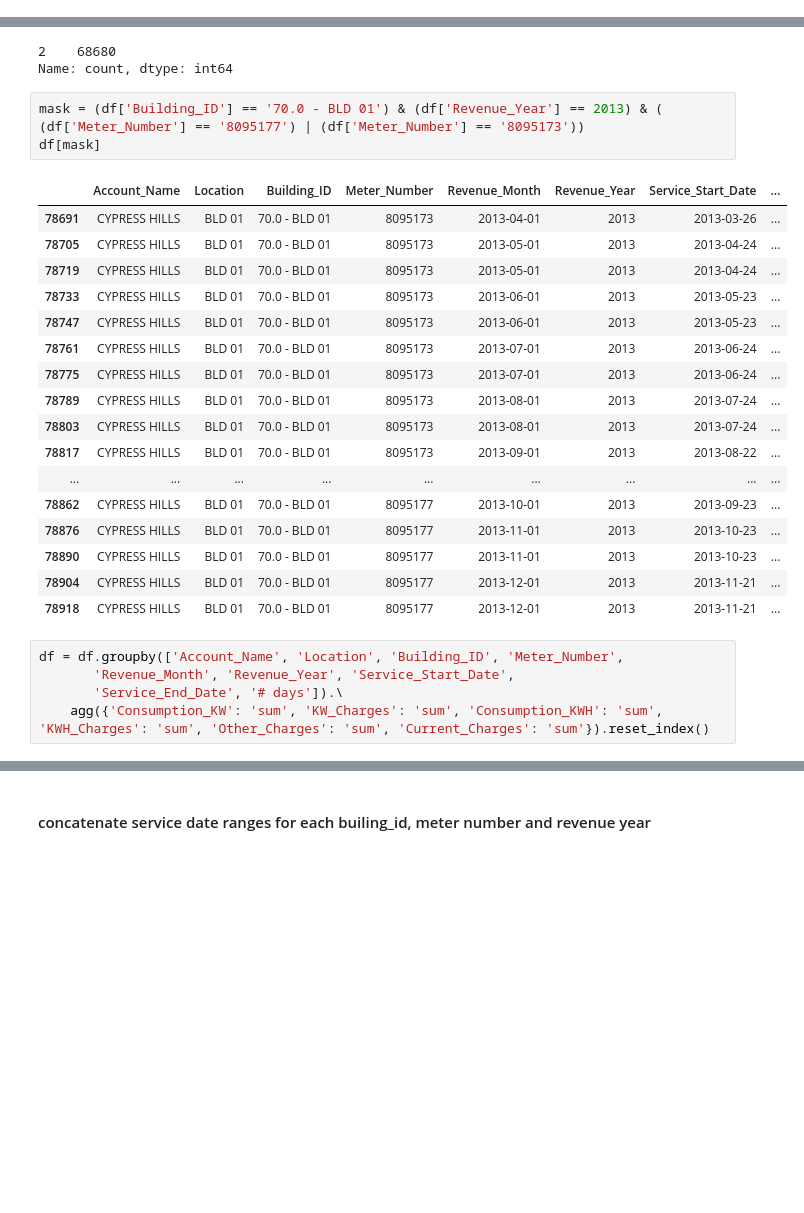
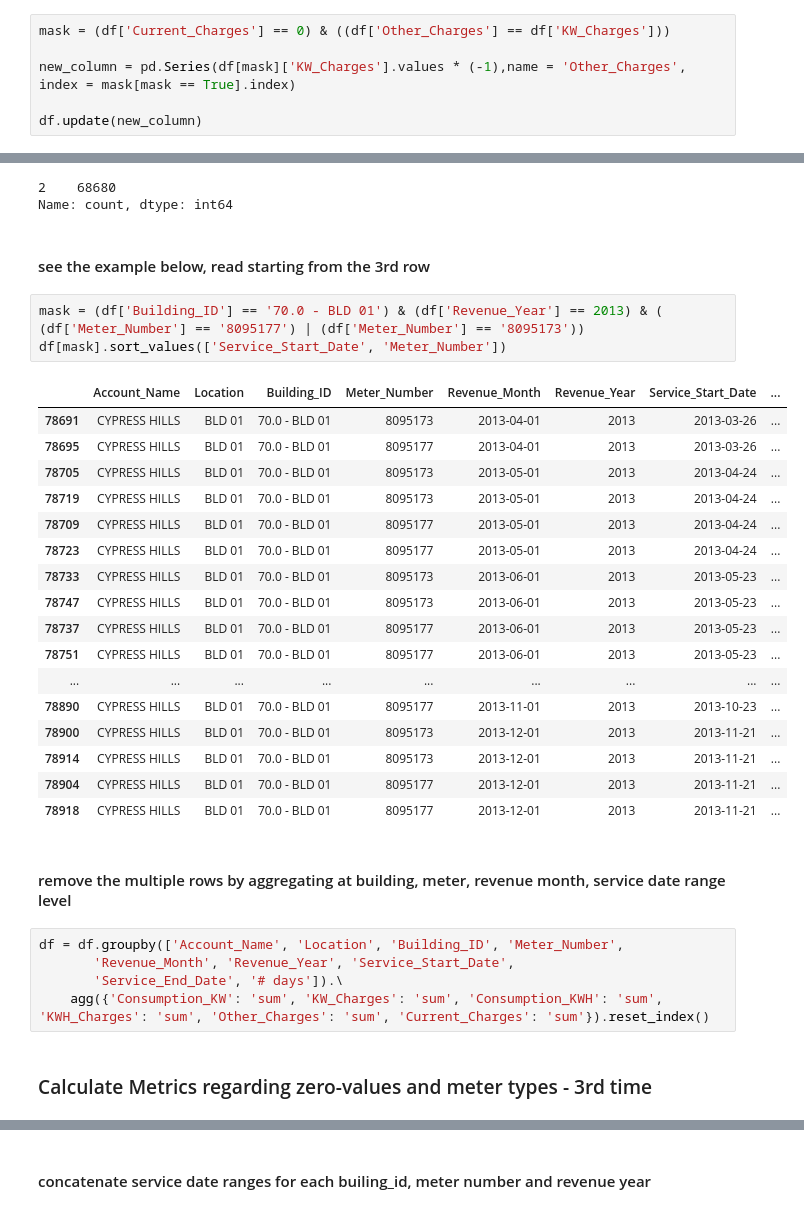
Before and after one commit to jasonfeiwang/Anomaly-Detectors, a Jupyter notebook: src/EDA-NYCHA-Electricity.ipynb, the cells around one changed output, grey strips where cells are left out. Saved outputs shown, nothing was run; the diff lists cells and outputs as text; blank space fills up the shorter version.

```diff
--- a/src/EDA-NYCHA-Electricity.ipynb
+++ b/src/EDA-NYCHA-Electricity.ipynb
@@ -241,0 +283,6 @@ df_orig = df
+# %%
+mask = (df['Current_Charges'] == 0) & ((df['Other_Charges'] == df['KW_Charges']))
+
+new_column = pd.Series(df[mask]['KW_Charges'].values * (-1),name = 'Other_Charges', index = mask[mask == True].index)
+
+df.update(new_column)
@@ -396,29 +597,35 @@ idx['count'].value_counts()
 # %% [output]
 2    68680
 Name: count, dtype: int64
+# %% [markdown]
+#### see the example below, read starting from the 3rd row
 # %%
 mask = (df['Building_ID'] == '70.0 - BLD 01') & (df['Revenue_Year'] == 2013) & ( (df['Meter_Number'] == '8095177') | (df['Meter_Number'] == '8095173'))
-df[mask]
+df[mask].sort_values(['Service_Start_Date', 'Meter_Number'])
 # %% [output]
 |  | Account_Name | Location | Building_ID | Meter_Number | Revenue_Month | Revenue_Year | Service_Start_Date | ... |
 | 78691 | CYPRESS HILLS | BLD 01 | 70.0 - BLD 01 | 8095173 | 2013-04-01 | 2013 | 2013-03-26 | ... |
+| 78695 | CYPRESS HILLS | BLD 01 | 70.0 - BLD 01 | 8095177 | 2013-04-01 | 2013 | 2013-03-26 | ... |
 | 78705 | CYPRESS HILLS | BLD 01 | 70.0 - BLD 01 | 8095173 | 2013-05-01 | 2013 | 2013-04-24 | ... |
 | 78719 | CYPRESS HILLS | BLD 01 | 70.0 - BLD 01 | 8095173 | 2013-05-01 | 2013 | 2013-04-24 | ... |
+| 78709 | CYPRESS HILLS | BLD 01 | 70.0 - BLD 01 | 8095177 | 2013-05-01 | 2013 | 2013-04-24 | ... |
+| 78723 | CYPRESS HILLS | BLD 01 | 70.0 - BLD 01 | 8095177 | 2013-05-01 | 2013 | 2013-04-24 | ... |
 | 78733 | CYPRESS HILLS | BLD 01 | 70.0 - BLD 01 | 8095173 | 2013-06-01 | 2013 | 2013-05-23 | ... |
 | 78747 | CYPRESS HILLS | BLD 01 | 70.0 - BLD 01 | 8095173 | 2013-06-01 | 2013 | 2013-05-23 | ... |
-| 78761 | CYPRESS HILLS | BLD 01 | 70.0 - BLD 01 | 8095173 | 2013-07-01 | 2013 | 2013-06-24 | ... |
-| 78775 | CYPRESS HILLS | BLD 01 | 70.0 - BLD 01 | 8095173 | 2013-07-01 | 2013 | 2013-06-24 | ... |
-| 78789 | CYPRESS HILLS | BLD 01 | 70.0 - BLD 01 | 8095173 | 2013-08-01 | 2013 | 2013-07-24 | ... |
-| 78803 | CYPRESS HILLS | BLD 01 | 70.0 - BLD 01 | 8095173 | 2013-08-01 | 2013 | 2013-07-24 | ... |
-| 78817 | CYPRESS HILLS | BLD 01 | 70.0 - BLD 01 | 8095173 | 2013-09-01 | 2013 | 2013-08-22 | ... |
+| 78737 | CYPRESS HILLS | BLD 01 | 70.0 - BLD 01 | 8095177 | 2013-06-01 | 2013 | 2013-05-23 | ... |
+| 78751 | CYPRESS HILLS | BLD 01 | 70.0 - BLD 01 | 8095177 | 2013-06-01 | 2013 | 2013-05-23 | ... |
 | ... | ... | ... | ... | ... | ... | ... | ... | ... |
-| 78862 | CYPRESS HILLS | BLD 01 | 70.0 - BLD 01 | 8095177 | 2013-10-01 | 2013 | 2013-09-23 | ... |
-| 78876 | CYPRESS HILLS | BLD 01 | 70.0 - BLD 01 | 8095177 | 2013-11-01 | 2013 | 2013-10-23 | ... |
 | 78890 | CYPRESS HILLS | BLD 01 | 70.0 - BLD 01 | 8095177 | 2013-11-01 | 2013 | 2013-10-23 | ... |
+| 78900 | CYPRESS HILLS | BLD 01 | 70.0 - BLD 01 | 8095173 | 2013-12-01 | 2013 | 2013-11-21 | ... |
+| 78914 | CYPRESS HILLS | BLD 01 | 70.0 - BLD 01 | 8095173 | 2013-12-01 | 2013 | 2013-11-21 | ... |
 | 78904 | CYPRESS HILLS | BLD 01 | 70.0 - BLD 01 | 8095177 | 2013-12-01 | 2013 | 2013-11-21 | ... |
 | 78918 | CYPRESS HILLS | BLD 01 | 70.0 - BLD 01 | 8095177 | 2013-12-01 | 2013 | 2013-11-21 | ... |
+# %% [markdown]
+#### remove the multiple rows by aggregating at building, meter, revenue month, service date range level
 # %%
 df = df.groupby(['Account_Name', 'Location', 'Building_ID', 'Meter_Number',
        'Revenue_Month', 'Revenue_Year', 'Service_Start_Date',
        'Service_End_Date', '# days']).\
     agg({'Consumption_KW': 'sum', 'KW_Charges': 'sum', 'Consumption_KWH': 'sum', 'KWH_Charges': 'sum', 'Other_Charges': 'sum', 'Current_Charges': 'sum'}).reset_index()
+# %% [markdown]
+### Calculate Metrics regarding zero-values and meter types - 3rd time
```
Also changed, not shown: parts of 89 cells of this notebook, 9 other files.
